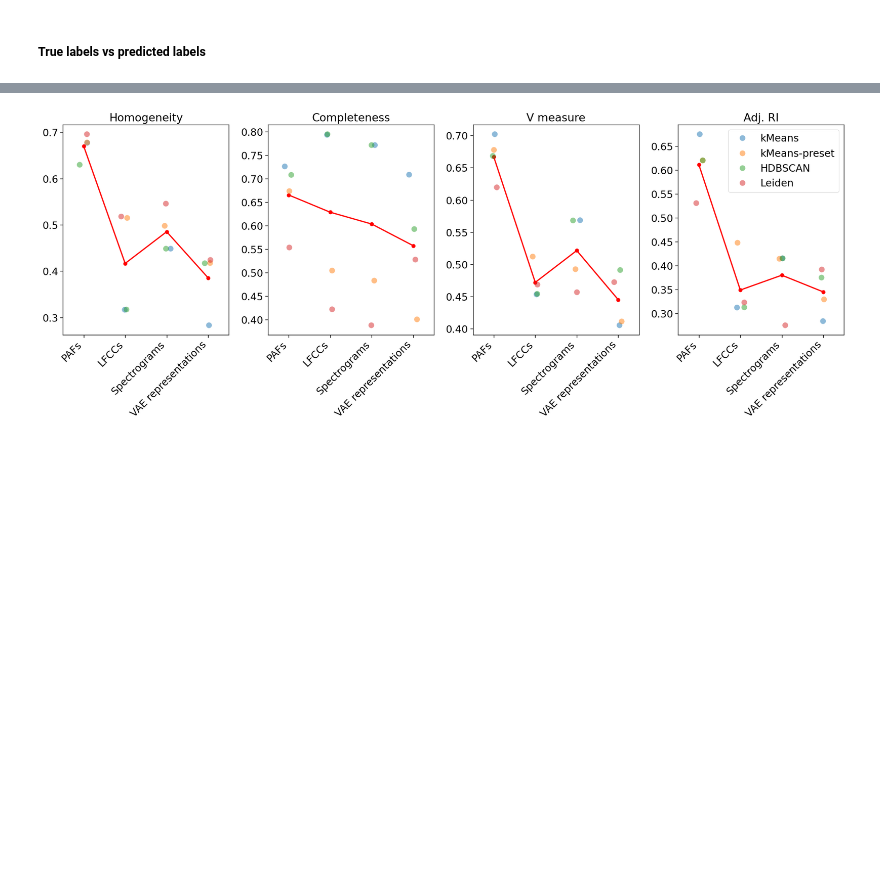
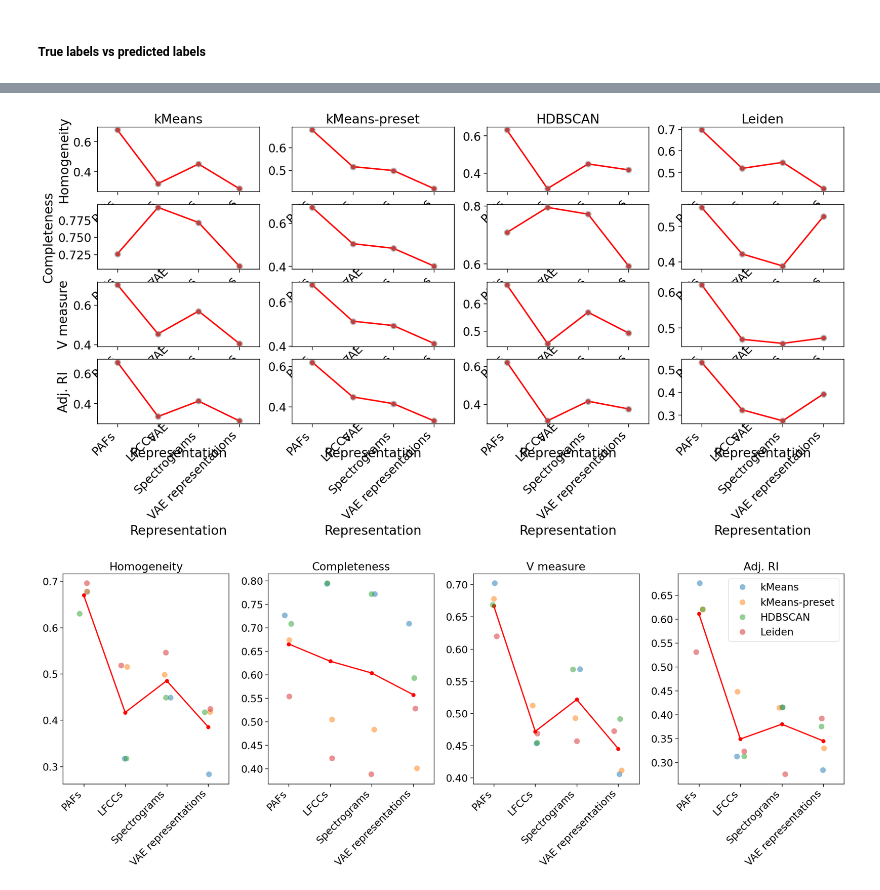
Before and after one commit to lgies23/GooseVocalizations---Thesis-code, a Jupyter notebook: statistical_analysis.ipynb, the cells around one changed output, grey strips where cells are left out. Drawn from its saved outputs; the diff is of its cells as text; code cells hidden in the pictures; blank space fills up the shorter version.

```diff
--- a/statistical_analysis.ipynb
+++ b/statistical_analysis.ipynb
@@ -341,3 +339,61 @@ for i, column in enumerate(["Homogeneity", "Completeness", "V measure", "Adj. RI
+# %%
+
+# Define columns (metrics)
+columns = ["Homogeneity", "Completeness", "V measure", "Adj. RI"]
+
+# Get unique values of 'Algorithm' to facet by
+algorithms = true_vs_pred_df['Algorithm'].unique()
+
+# Create a subplot grid: number of rows equal to the number of columns (metrics)
+# and number of columns equal to the number of unique algorithms
+fig, axs = plt.subplots(nrows=len(columns), ncols=len(algorithms), figsize=(20, 8))
+
+# Loop through columns (metrics) and algorithms to create each plot
+for i, column in enumerate(columns):
+    for j, algorithm in enumerate(algorithms):
+        # Filter data for the current algorithm
+        algorithm_data = true_vs_pred_df[true_vs_pred_df['Algorithm'] == algorithm]
+
+        # Raw data points
+        sns.stripplot(
+            x="Representation",
+            y=column,
+            data=algorithm_data,
+            ax=axs[i, j],
+            jitter=True,
+            size=10,
+            alpha=0.5,
+            color='gray'
+        )
+
+        # Mean points
+        sns.pointplot(
+            x="Representation",
+            y=column,
+            data=algorithm_data,
+            ax=axs[i, j],
+            errorbar=None,
+            markers="o",
+            color="red"
+        )
+
+        # Set titles and labels
+        if i == 0:
+            axs[i, j].set_title(algorithm)
+        if j == 0:
+            axs[i, j].set_ylabel(column)
+        else:
+            axs[i, j].set_ylabel('')
+
+        # Set x-ticks and labels
+        axs[i, j].set_xticks(range(len(['PAFs', 'LFCCs', 'Spectrograms', 'VAE representations'])))
+        axs[i, j].set_xticklabels(['PAFs', 'LFCCs', 'Spectrograms', 'VAE representations'], rotation=45, ha='right')
+
+# Adjust layout
+plt.tight_layout()
+plt.show()
+# %% [output]
+[figure, added]
 # %%
 fig, axs = plt.subplots(ncols=4, figsize=(20, 8))
 
```
Also changed, not shown: parts of 4 cells of this notebook.
